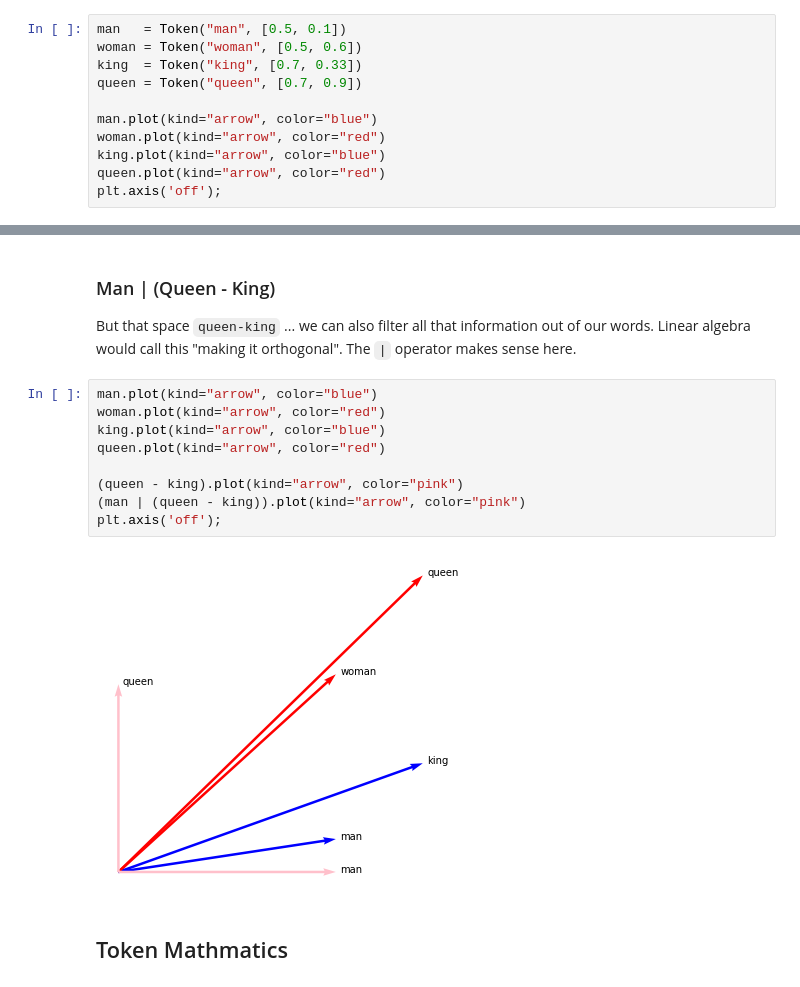
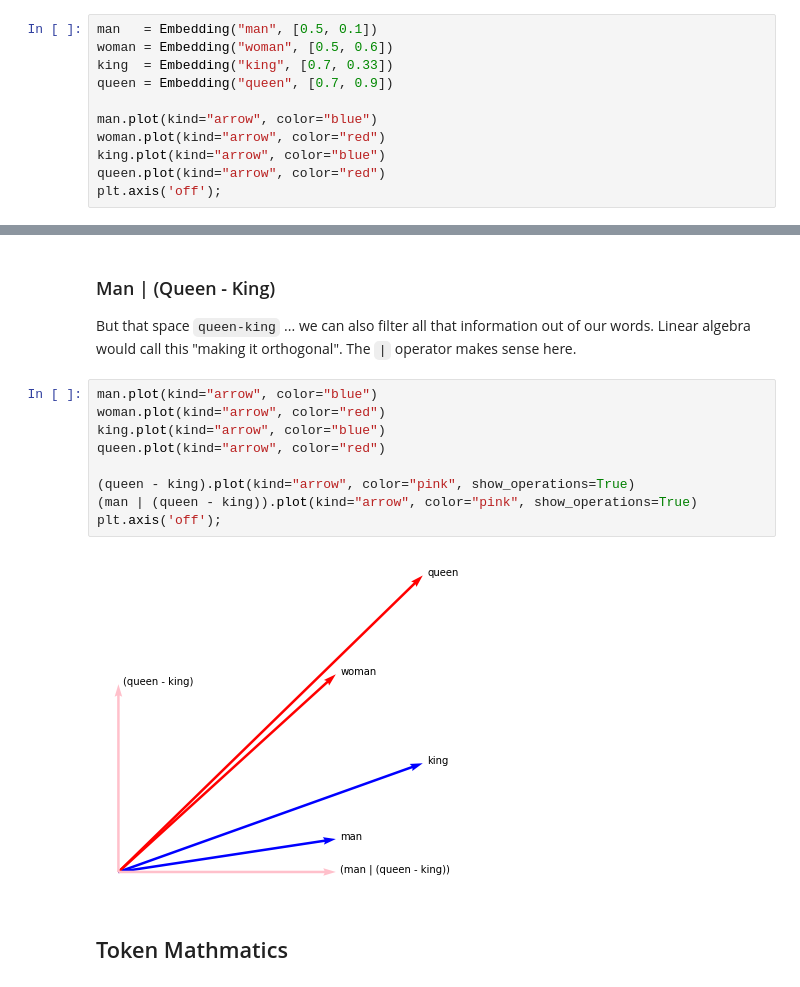
Before and after one commit to koaning/whatlies, a Jupyter notebook: docs/intro-with-tokens-render.ipynb, the cells around one changed output, grey strips where cells are left out. Cells and saved outputs as stored; diff of their text form.

```diff
--- a/docs/intro-with-tokens-render.ipynb
+++ b/docs/intro-with-tokens-render.ipynb
@@ -50,10 +50,10 @@ Let's come up with imaginary embeddings for `man`, `woman`, `king` and `queen`.
 
 We will plot them using the `arrow` plotting type.
 # %%
-man   = Token("man", [0.5, 0.1])
-woman = Token("woman", [0.5, 0.6])
-king  = Token("king", [0.7, 0.33])
-queen = Token("queen", [0.7, 0.9])
+man   = Embedding("man", [0.5, 0.1])
+woman = Embedding("woman", [0.5, 0.6])
+king  = Embedding("king", [0.7, 0.33])
+queen = Embedding("queen", [0.7, 0.9])
 
 man.plot(kind="arrow", color="blue")
 woman.plot(kind="arrow", color="red")
@@ -99,14 +99,14 @@ But that space `queen-king` ... we can also filter all that information out of o
 # %%
 man.plot(kind="arrow", color="blue")
 woman.plot(kind="arrow", color="red")
 king.plot(kind="arrow", color="blue")
 queen.plot(kind="arrow", color="red")
 
-(queen - king).plot(kind="arrow", color="pink")
-(man | (queen - king)).plot(kind="arrow", color="pink")
+(queen - king).plot(kind="arrow", color="pink", show_operations=True)
+(man | (queen - king)).plot(kind="arrow", color="pink", show_operations=True)
 plt.axis('off');
 # %% [output]
-[figure, old version]
+[figure, new version]
 # %% [markdown]
 ## Token Mathmatics
 # %% [markdown]
```
Also changed, not shown: parts of 5 cells of this notebook, 39 other files.
